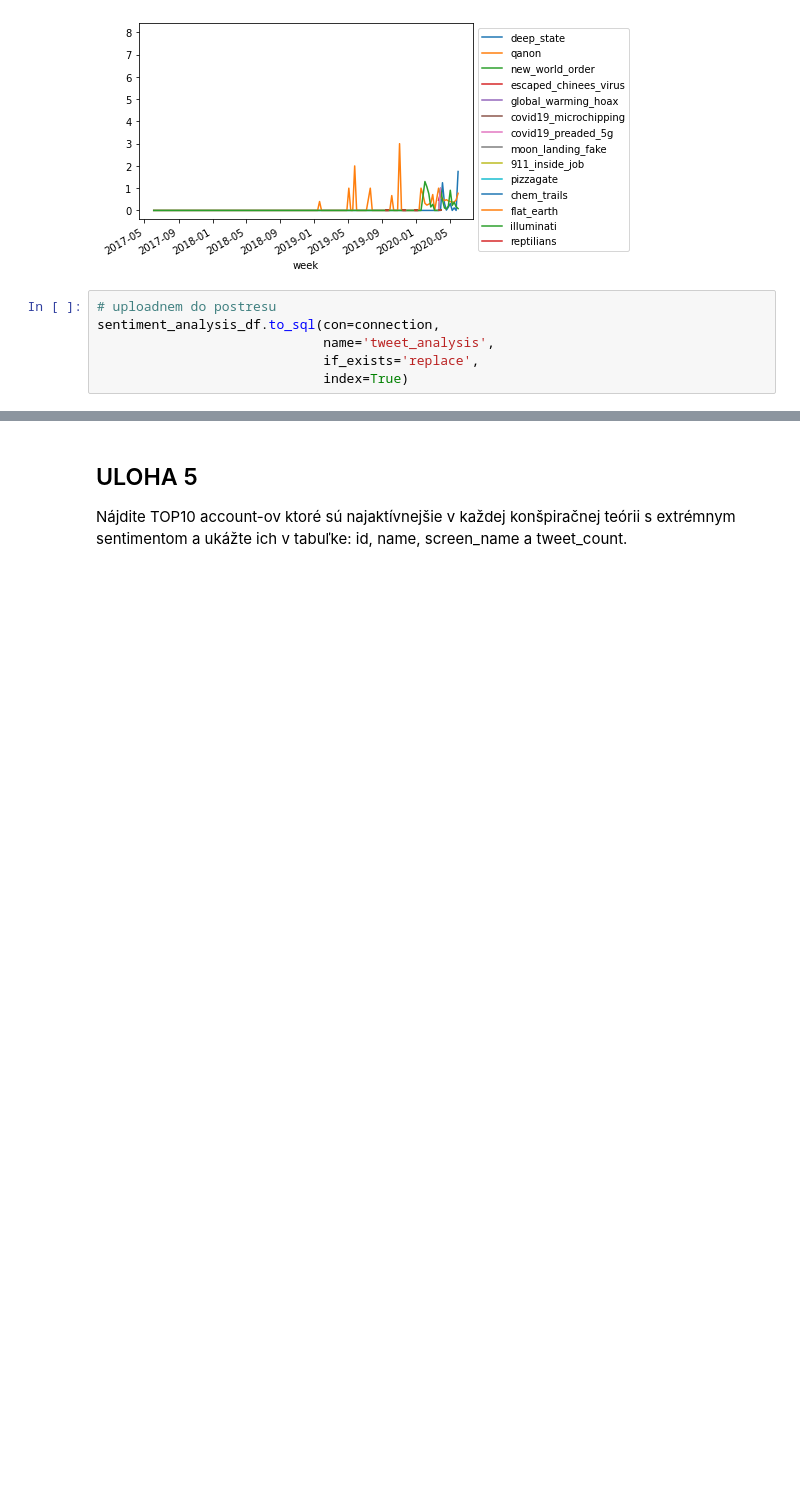
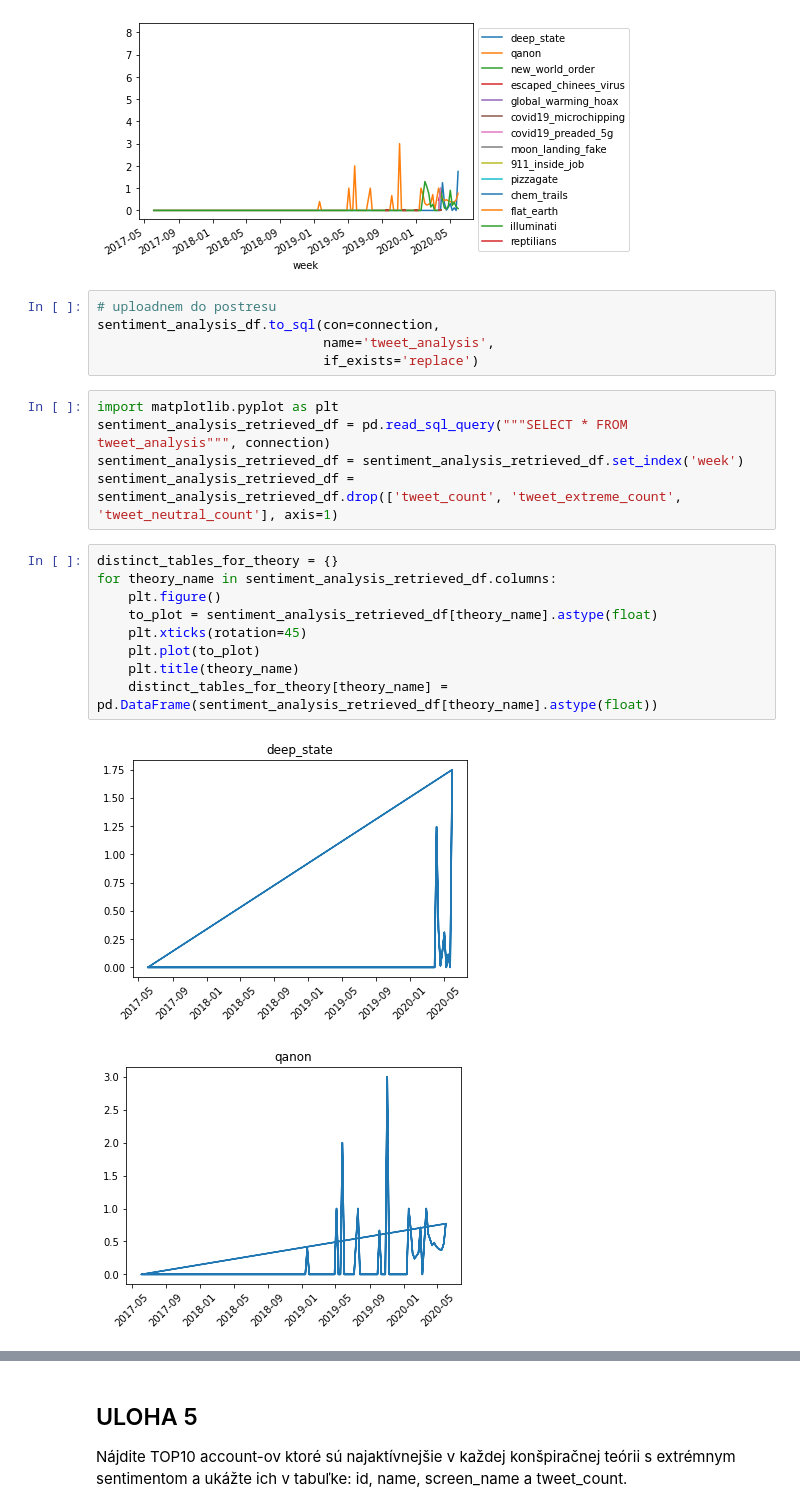
Before and after one commit to letv3/adt_project1, a Jupyter notebook: src/code.ipynb, the cells around one changed output, grey strips where cells are left out. Saved outputs shown, nothing was run; the diff lists cells and outputs as text; blank space fills up the shorter version.

```diff
--- a/src/code.ipynb
+++ b/src/code.ipynb
@@ -350,5 +439,21 @@ plt.show()
 # uploadnem do postresu
 sentiment_analysis_df.to_sql(con=connection,
                              name='tweet_analysis',
-                             if_exists='replace',
-                             index=True)
+                             if_exists='replace')
+# %%
+import matplotlib.pyplot as plt
+sentiment_analysis_retrieved_df = pd.read_sql_query("""SELECT * FROM tweet_analysis""", connection)
+sentiment_analysis_retrieved_df = sentiment_analysis_retrieved_df.set_index('week')
+sentiment_analysis_retrieved_df = sentiment_analysis_retrieved_df.drop(['tweet_count', 'tweet_extreme_count', 'tweet_neutral_count'], axis=1)
+# %%
+distinct_tables_for_theory = {}
+for theory_name in sentiment_analysis_retrieved_df.columns:
+    plt.figure()
+    to_plot = sentiment_analysis_retrieved_df[theory_name].astype(float)
+    plt.xticks(rotation=45)
+    plt.plot(to_plot)
+    plt.title(theory_name)
+    distinct_tables_for_theory[theory_name] = pd.DataFrame(sentiment_analysis_retrieved_df[theory_name].astype(float))
+# %% [output]
+[figure, added]
+[figure, added]
```
Also changed, not shown: parts of 12 cells of this notebook, 12 other files.
